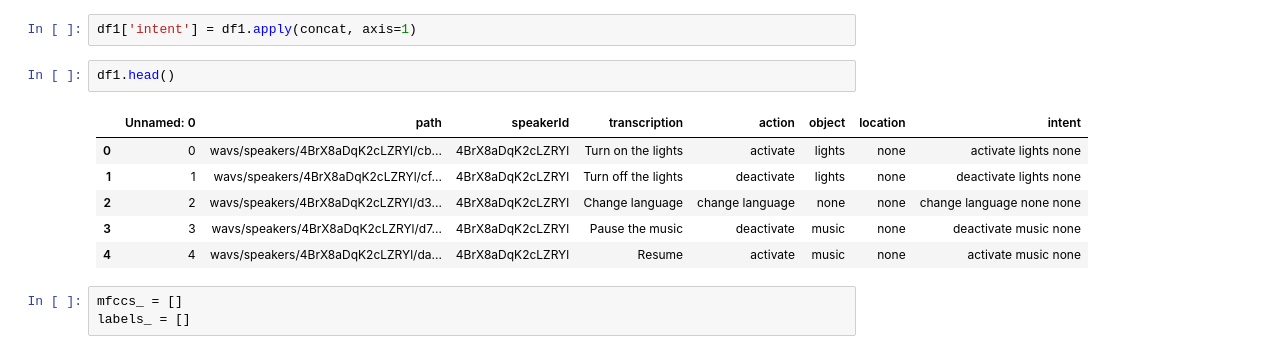
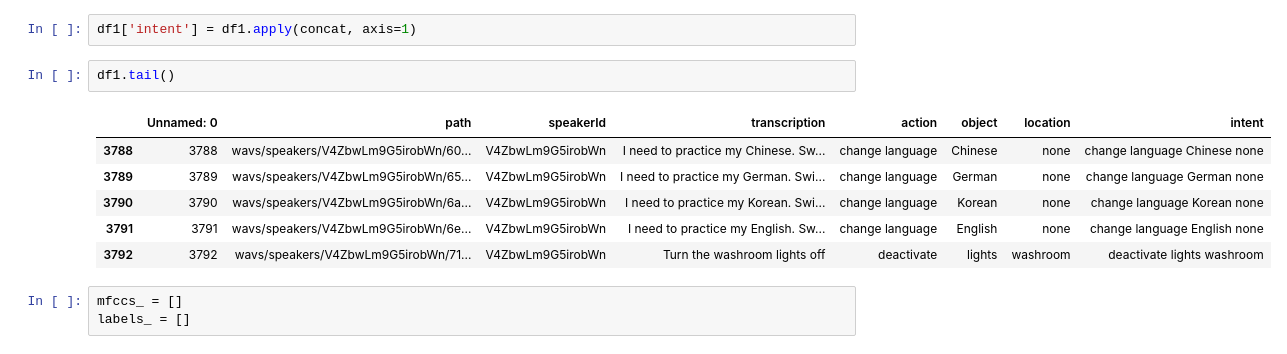
Before and after one commit to Kasuletrevor/Kasuletrevor, a Jupyter notebook: FSC.ipynb, the cells around one changed output. Saved outputs shown, nothing was run; the diff lists cells and outputs as text.

```diff
--- a/FSC.ipynb
+++ b/FSC.ipynb
@@ -866,14 +828,14 @@ df1 = pd.read_csv("fluent_speech_commands_dataset/data/test_data.csv")
 # %%
 df1['intent'] = df1.apply(concat, axis=1)
 # %%
-df1.head()
+df1.tail()
 # %% [output]
 |  | Unnamed: 0 | path | speakerId | transcription | action | object | location | intent |
-| 0 | 0 | wavs/speakers/4BrX8aDqK2cLZRYl/cb... | 4BrX8aDqK2cLZRYl | Turn on the lights | activate | lights | none | activate lights none |
-| 1 | 1 | wavs/speakers/4BrX8aDqK2cLZRYl/cf... | 4BrX8aDqK2cLZRYl | Turn off the lights | deactivate | lights | none | deactivate lights none |
-| 2 | 2 | wavs/speakers/4BrX8aDqK2cLZRYl/d3... | 4BrX8aDqK2cLZRYl | Change language | change language | none | none | change language none none |
-| 3 | 3 | wavs/speakers/4BrX8aDqK2cLZRYl/d7... | 4BrX8aDqK2cLZRYl | Pause the music | deactivate | music | none | deactivate music none |
-| 4 | 4 | wavs/speakers/4BrX8aDqK2cLZRYl/da... | 4BrX8aDqK2cLZRYl | Resume | activate | music | none | activate music none |
+| 3788 | 3788 | wavs/speakers/V4ZbwLm9G5irobWn/60... | V4ZbwLm9G5irobWn | I need to practice my Chinese. Sw... | change language | Chinese | none | change language Chinese none |
+| 3789 | 3789 | wavs/speakers/V4ZbwLm9G5irobWn/65... | V4ZbwLm9G5irobWn | I need to practice my German. Swi... | change language | German | none | change language German none |
+| 3790 | 3790 | wavs/speakers/V4ZbwLm9G5irobWn/6a... | V4ZbwLm9G5irobWn | I need to practice my Korean. Swi... | change language | Korean | none | change language Korean none |
+| 3791 | 3791 | wavs/speakers/V4ZbwLm9G5irobWn/6e... | V4ZbwLm9G5irobWn | I need to practice my English. Sw... | change language | English | none | change language English none |
+| 3792 | 3792 | wavs/speakers/V4ZbwLm9G5irobWn/71... | V4ZbwLm9G5irobWn | Turn the washroom lights off | deactivate | lights | washroom | deactivate lights washroom |
 # %%
 mfccs_ = []
 labels_ = []
```
Also changed, not shown: parts of 106 cells of this notebook.
